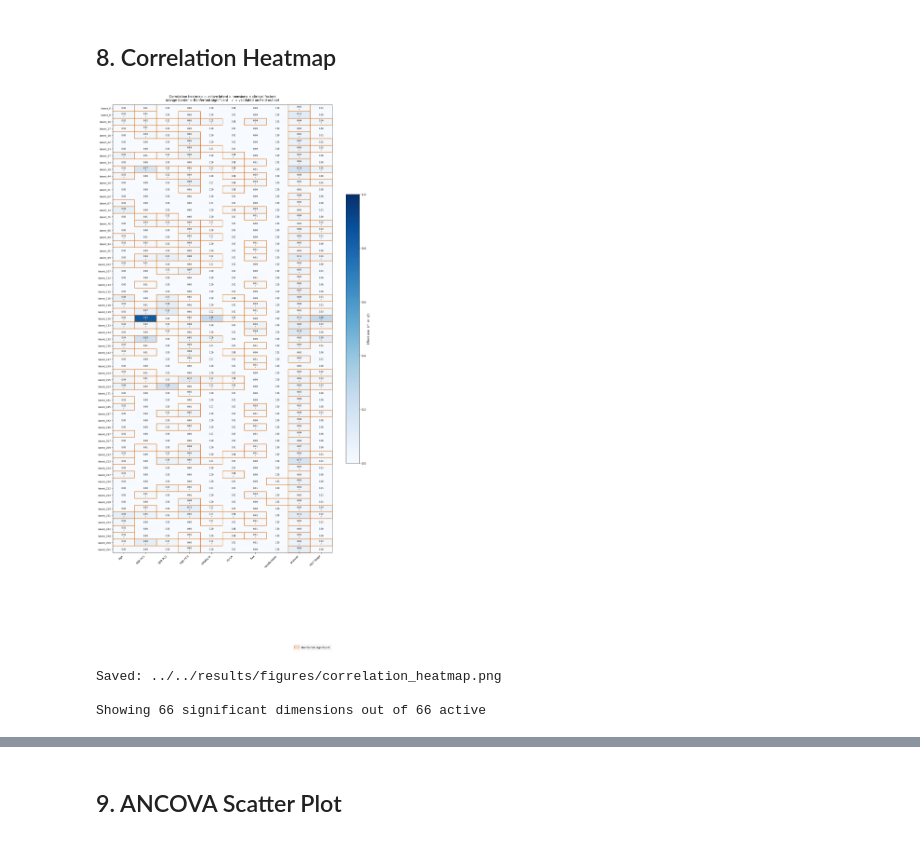
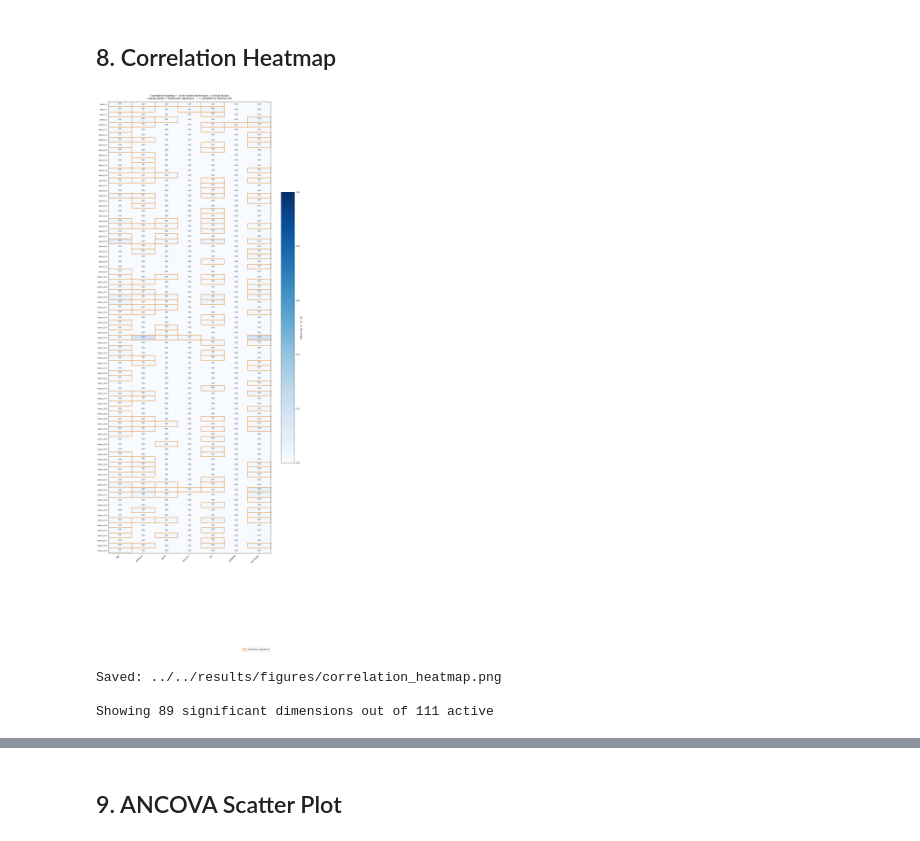
Before and after one commit to natnael-g1193/Unsupervised-Parkisnson-Imaging-Analysis, a Jupyter notebook: notebooks/pipeline/5_1_correlation_analysis.ipynb, the cells around one changed output, grey strips where cells are left out. Drawn from its saved outputs; the diff is of its cells as text; code cells hidden in the pictures.

Commit message:
feat: complete notebook 5.1 — clinical + SBR correlation analysis, 111 active dims

```diff
--- a/notebooks/pipeline/5_1_correlation_analysis.ipynb
+++ b/notebooks/pipeline/5_1_correlation_analysis.ipynb
@@ -322,2 +398,36 @@ Validated dimensions per factor
 
 Saved: ../../results/correlation/correlation_val.csv
+# %%
+ # SBR-VALIDATION
+
+sbr_val_results = []
+
+for _, train_row in df_sbr_results.iterrows():
+    dim   = train_row['dimension']
+    v_row = {'dimension': dim}
+
+    for factor in SBR_FACTORS:
+        if not train_row.get(f'{factor}_sig', False):
+            v_row[f'{factor}_validated'] = False
+            continue
+        r_val, _, p_val = pearson_test(df_val_sbr[dim], df_val_sbr[factor])
+        if np.isnan(r_val):
+            v_row[f'{factor}_validated'] = False
+            continue
+        train_r   = train_row.get(f'{factor}_r', 0) or 0
+        same_sign = (train_r * r_val) > 0
+        v_row[f'{factor}_validated'] = bool(same_sign and p_val < VAL_ALPHA)
+
+    sbr_val_results.append(v_row)
+
+df_sbr_validated = pd.DataFrame(sbr_val_results)
+
+print("=== SBR validated dimensions ===")
+for factor in SBR_FACTORS:
+    col   = f'{factor}_validated'
+    n_val = df_sbr_validated[col].sum()
+    n_sig = df_sbr_results[f'{factor}_sig'].sum()
+    print(f"  {factor:<20} {n_val:>3} / {n_sig} significant dims validated")
+
+df_sbr_validated.to_csv(f'{OUTPUT_DIR}/correlation_sbr_val.csv', index=False)
+print(f"\nSaved: {OUTPUT_DIR}/correlation_sbr_val.csv")
@@ -482,12 +569,11 @@ if len(df_sig) == 0:
 else:
     # Build effect size matrix
     factor_labels = {
-        'AGE_AT_VISIT': 'Age', 'SBR_PC1': 'SBR PC1', 'SBR_PC2': 'SBR PC2',
-        'SBR_PC3': 'SBR PC3', 'UPDRS1_TOTAL': 'UPDRS-I', 'UPDRS2_TOTAL': 'UPDRS-II',
-        'UPDRS3_TOTAL': 'UPDRS-III', 'UPDRS4_TOTAL': 'UPDRS-IV',
-        'MOCA_TOTAL': 'MoCA', 'RBD_SCORE': 'RBD',
-        'SEX': 'Sex', 'HANDED': 'Handedness',
-        'Manufacturer': 'Scanner', 'HOEHN_YAHR': 'H&Y Stage'
+    'AGE_AT_VISIT':  'Age',
+    'UPDRS3_TOTAL':  'UPDRS-III',
+    'MOCA_TOTAL':    'MoCA',
+    'Sex':           'Sex',
+    'HOEHN_YAHR':    'H&Y Stage',
     }
 
     dims_to_show = df_sig['dimension'].tolist()
@@ -521,34 +607,34 @@ else:
         'Correlation heatmap — active latent dimensions × clinical factors\n'
         'orange border = Bonferroni significant   ✓ = validated on held-out set',
         fontsize=11, pad=12
     )
 
     for i in range(len(dims_to_show)):
         for j in range(len(factors_available)):
             v = effect_matrix[i, j]
             if sig_matrix[i, j]:
                 ax.add_patch(plt.Rectangle(
                     [j-0.5, i-0.5], 1, 1,
                     fill=False, edgecolor='#e06c00', linewidth=1.5
                 ))
             label = f'{v:.2f}' + ('\n✓' if val_matrix[i, j] else '')
             ax.text(j, i, label, ha='center', va='center',
                     fontsize=7, color='white' if v > 0.5 else 'black')
 
     plt.colorbar(im, ax=ax, label='Effect size  (r²  or  η²)', shrink=0.6)
     ax.legend(
         handles=[mpatches.Patch(fill=False, edgecolor='#e06c00',
                  linewidth=1.5, label='Bonferroni significant')],
         loc='lower right', bbox_to_anchor=(1.0, -0.22), fontsize=9
     )
     plt.tight_layout()
     path = f'{FIGURES_DIR}/correlation_heatmap.png'
     plt.savefig(path, dpi=150, bbox_inches='tight')
     plt.show()
     print(f"Saved: {path}")
     print(f"\nShowing {len(dims_to_show)} significant dimensions out of {len(active_dims)} active")
 # %% [output]
-[figure, old version]
+[figure, new version]
 Saved: ../../results/figures/correlation_heatmap.png
 
-Showing 66 significant dimensions out of 66 active
+Showing 89 significant dimensions out of 111 active
```
Also changed, not shown: parts of 17 cells of this notebook, 10 other files.
